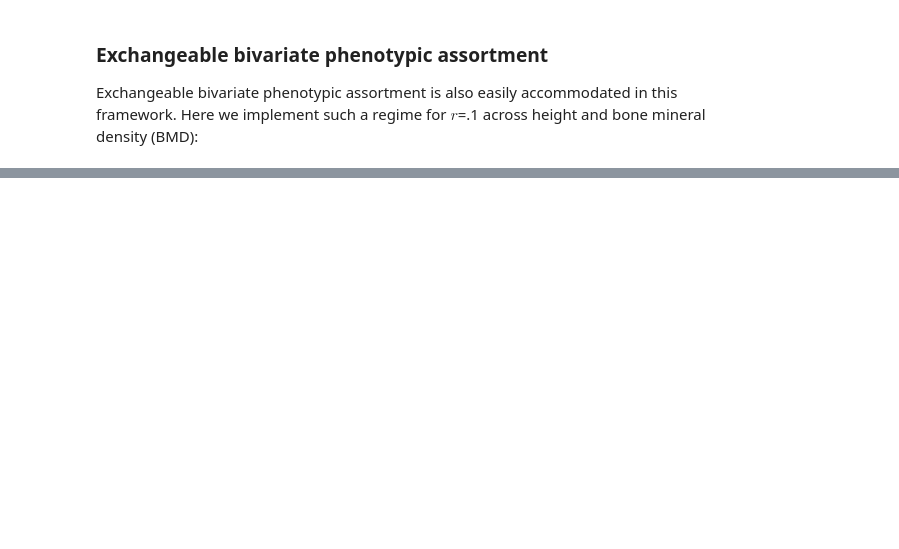
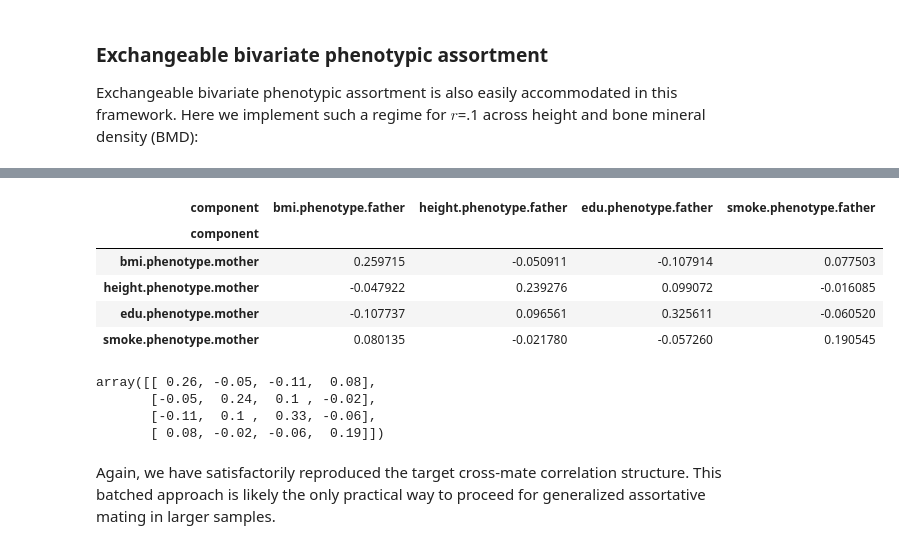
Before and after one commit to rborder/xftsim, a Jupyter notebook: docs/userguide/mate.ipynb, the cells around one changed output, grey strips where cells are left out. Drawn from its saved outputs; the diff is of its cells as text; code cells hidden in the pictures; blank space fills up the shorter version.

```diff
--- a/docs/userguide/mate.ipynb
+++ b/docs/userguide/mate.ipynb
@@ -291,0 +397,17 @@ Coming soon
+# %%
+mate_batch = xft.mate.GeneralAssortativeMatingRegime(component_index=cind,
+    cross_corr=xmatecorr,
+    control=dict(nb_threads=8,
+                 time_limit = 30,
+                 time_between_displays=5))
+
+batched_regime = xft.mate.BatchedMatingRegime(mate_batch,
+                                              max_batch_size=1000)
+# %%
+sim = xft.sim.Simulation(founder_haplotypes=haplotypes,
+                         recombination_map=rmap,
+                         architecture=arch,
+                         mating_regime = batched_regime,
+                         statistics= [xft.stats.SampleStatistics(),
+                                      xft.stats.MatingStatistics()])
+sim.run(1)
@@ -291,0 +432,18 @@ Coming soon
+# %%
+sim.results['mating_statistics']['mate_correlations'].iloc[:4,4:]
+# %% [output]
+| component | bmi.phenotype.father | height.phenotype.father | edu.phenotype.father | smoke.phenotype.father |
+| component |  |  |  |  |
+| bmi.phenotype.mother | 0.259715 | -0.050911 | -0.107914 | 0.077503 |
+| height.phenotype.mother | -0.047922 | 0.239276 | 0.099072 | -0.016085 |
+| edu.phenotype.mother | -0.107737 | 0.096561 | 0.325611 | -0.060520 |
+| smoke.phenotype.mother | 0.080135 | -0.021780 | -0.057260 | 0.190545 |
+# %%
+xmatecorr
+# %% [output]
+array([[ 0.26, -0.05, -0.11,  0.08],
+       [-0.05,  0.24,  0.1 , -0.02],
+       [-0.11,  0.1 ,  0.33, -0.06],
+       [ 0.08, -0.02, -0.06,  0.19]])
+# %% [markdown]
+Again, we have satisfactorily reproduced the target cross-mate correlation structure. This batched approach is likely the only practical way to proceed for generalized assortative mating in larger samples.
```
Also changed, not shown: parts of 10 cells of this notebook, 1 other file.
